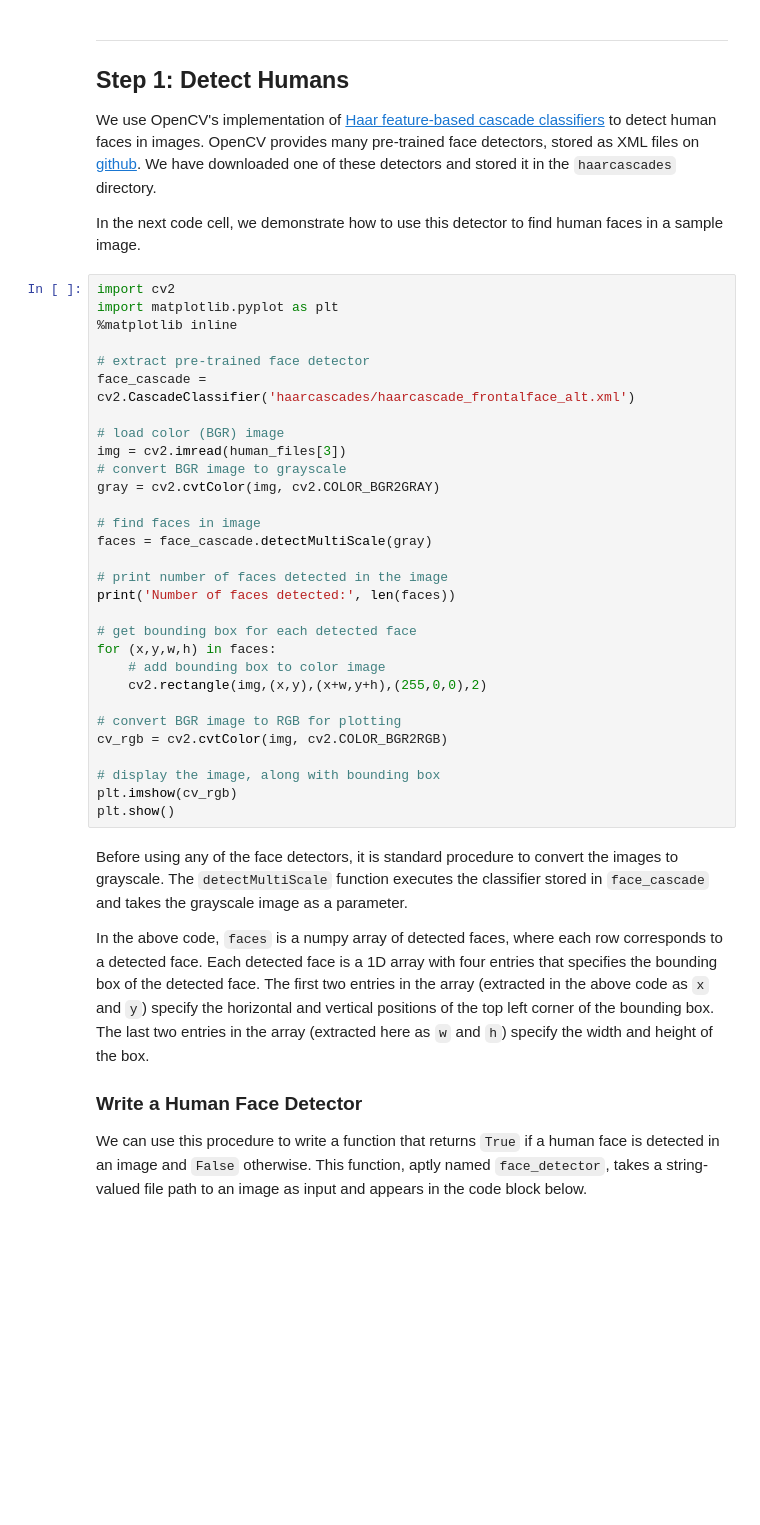
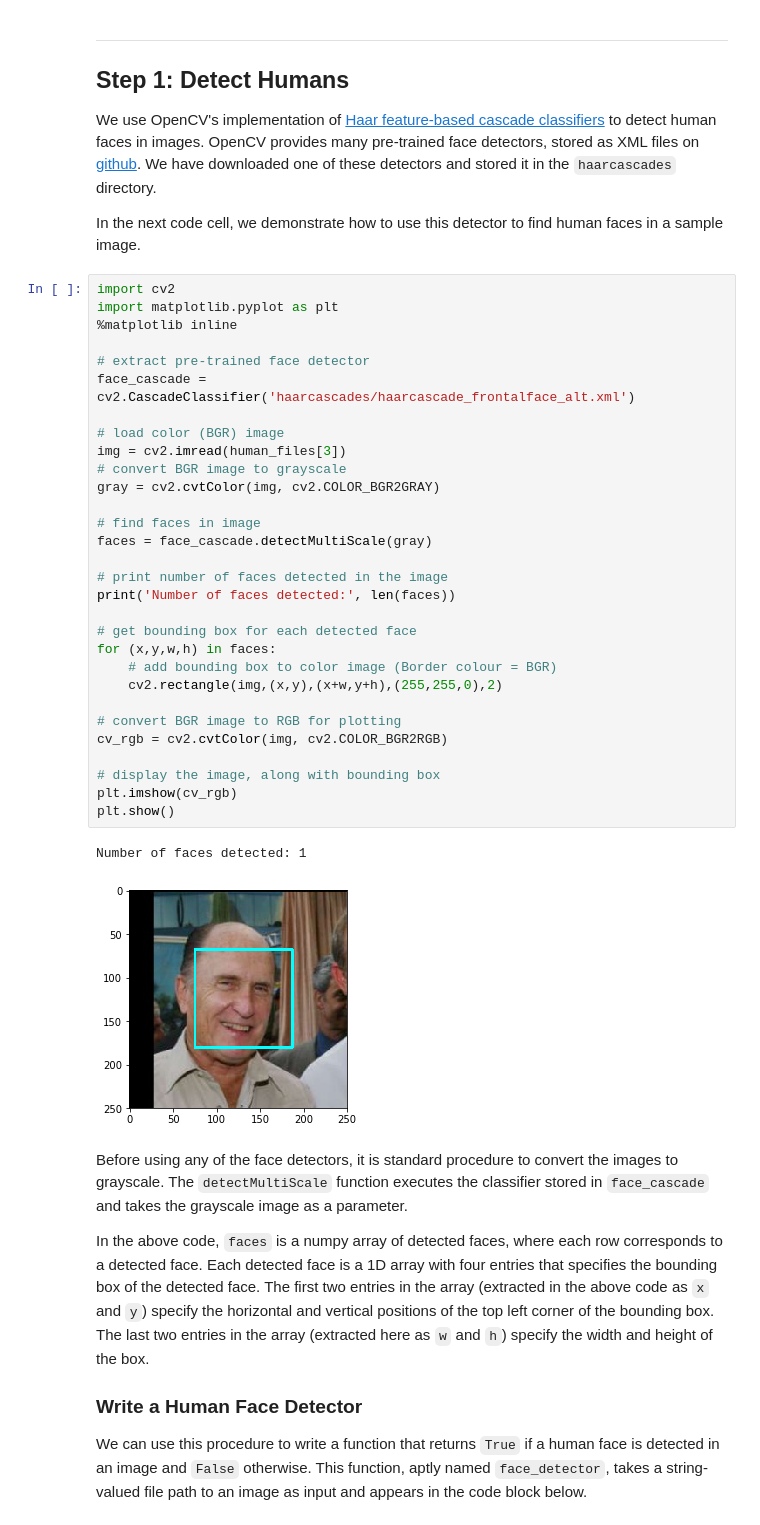
Before and after one commit to DMeechan/AI-Nanodegree, a Jupyter notebook: projects/dog-project/dog_app.ipynb, the cells around one changed output. Saved outputs shown, nothing was run; the diff lists cells and outputs as text; blank space fills up the shorter version.

```diff
--- a/projects/dog-project/dog_app.ipynb
+++ b/projects/dog-project/dog_app.ipynb
@@ -104,33 +119,36 @@ In the next code cell, we demonstrate how to use this detector to find human fac
 # %%
 import cv2
 import matplotlib.pyplot as plt
 %matplotlib inline
 
 # extract pre-trained face detector
 face_cascade = cv2.CascadeClassifier('haarcascades/haarcascade_frontalface_alt.xml')
 
 # load color (BGR) image
 img = cv2.imread(human_files[3])
 # convert BGR image to grayscale
 gray = cv2.cvtColor(img, cv2.COLOR_BGR2GRAY)
 
 # find faces in image
 faces = face_cascade.detectMultiScale(gray)
 
 # print number of faces detected in the image
 print('Number of faces detected:', len(faces))
 
 # get bounding box for each detected face
 for (x,y,w,h) in faces:
-    # add bounding box to color image
-    cv2.rectangle(img,(x,y),(x+w,y+h),(255,0,0),2)
+    # add bounding box to color image (Border colour = BGR)
+    cv2.rectangle(img,(x,y),(x+w,y+h),(255,255,0),2)
 
 # convert BGR image to RGB for plotting
 cv_rgb = cv2.cvtColor(img, cv2.COLOR_BGR2RGB)
 
 # display the image, along with bounding box
 plt.imshow(cv_rgb)
 plt.show()
+# %% [output]
+Number of faces detected: 1
+[figure, added]
 # %% [markdown]
 Before using any of the face detectors, it is standard procedure to convert the images to grayscale.  The `detectMultiScale` function executes the classifier stored in `face_cascade` and takes the grayscale image as a parameter.
 
```
Also changed, not shown: parts of 10 cells of this notebook, 1 other file.
